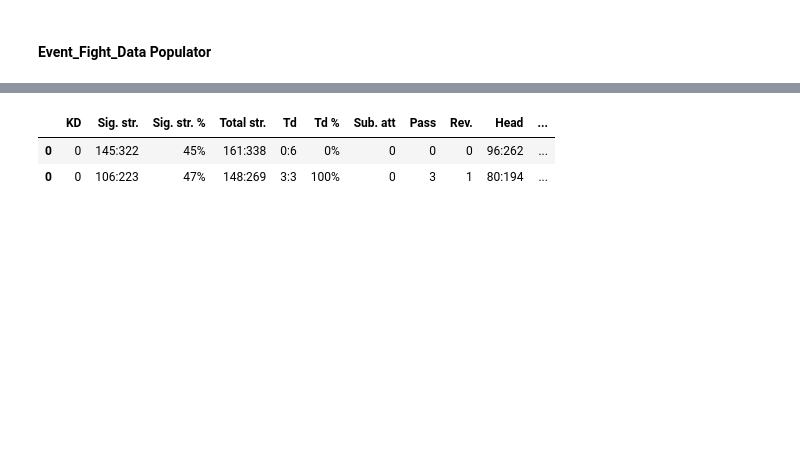
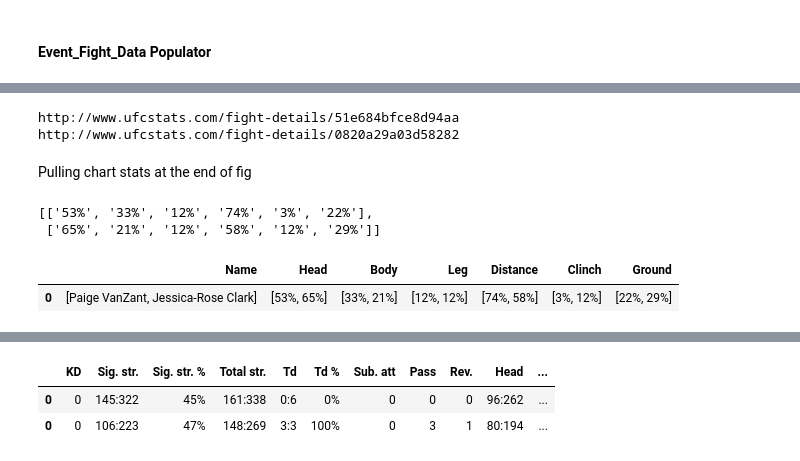
Before and after one commit to Neji128/Creating-a-SQL-Server-via-Web-Scrapping, a Jupyter notebook: data/Web_Scrapping.ipynb, the cells around one changed output, grey strips where cells are left out. Drawn from its saved outputs; the diff is of its cells as text; code cells hidden in the pictures; blank space fills up the shorter version.

```diff
--- a/data/Web_Scrapping.ipynb
+++ b/data/Web_Scrapping.ipynb
@@ -393,0 +402,56 @@ event_url_list[0]
+# %%
+with open('event_fight_urls_list', 'rb') as f:
+    event_fight_urls = pickle.load(f)
+# %%
+test_event_fight_urls=[]
+
+for url_list in event_fight_urls[:2]:
+    [test_event_fight_urls.append(url) for url in url_list]
+# %%
+for test_url in test_event_fight_urls[:2]:
+    print(test_url)
+# %% [output]
+http://www.ufcstats.com/fight-details/51e684bfce8d94aa
+http://www.ufcstats.com/fight-details/0820a29a03d58282
+# %% [markdown]
+Pulling chart stats at the end of fig
+# %%
+for test_url in test_event_fight_urls[:2]:
+    test_event_fights_soup = soup_generator(test_url)
+    test_event_name = event_name_fetcher(test_event_fights_soup)
+    test_chart_stats_holder = test_event_fights_soup.findAll('i', attrs={'class': re.compile('b-fight-details__charts-num')})
+    test_chart_stats = [stat.text.strip() for stat in test_chart_stats_holder]
+    fighter_chart_stats = [test_chart_stats[::2], test_chart_stats[1::2]]
+
+    #extracting fighter names from data
+    test_event_fighters =  test_event_fights_soup.findAll('p', 'b-fight-details__table-text')
+    fighters_holder = test_event_fighters[0:2]
+    fighter1 = fighters_holder[0].text.strip()
+    fighter2 = fighters_holder[1].text.strip()
+    final_fighter_pairs = [fighter1, fighter2]
+# %%
+fighter_chart_stats
+# %% [output]
+[['53%', '33%', '12%', '74%', '3%', '22%'],
+ ['65%', '21%', '12%', '58%', '12%', '29%']]
+# %%
+columns = ['Name', 'Head', 'Body', 'Leg', 'Distance', 'Clinch', 'Ground']
+http://www.ufcstats.com/fight-details/0820a29a03d58282
+#creating dataframe that will concate later
+chart_stats_df = pd.DataFrame()
+
+#creating df columns
+for col in columns:
+    chart_stats_df[col] = 0
+
+chart_stats_df.Name = [final_fighter_pairs]
+chart_stats_df.Head = [[fighter_chart_stats[0][0], fighter_chart_stats[1][0]]]
+chart_stats_df.Body = [[fighter_chart_stats[0][1], fighter_chart_stats[1][1]]]
+chart_stats_df.Leg = [[fighter_chart_stats[0][2], fighter_chart_stats[1][2]]]
+chart_stats_df.Distance = [[fighter_chart_stats[0][3], fighter_chart_stats[1][3]]]
+chart_stats_df.Clinch = [[fighter_chart_stats[0][4], fighter_chart_stats[1][4]]]
+chart_stats_df.Ground = [[fighter_chart_stats[0][5], fighter_chart_stats[1][5]]]
+chart_stats_df
+# %% [output]
+|  | Name | Head | Body | Leg | Distance | Clinch | Ground |
+| 0 | [Paige VanZant, Jessica-Rose Clark] | [53%, 65%] | [33%, 21%] | [12%, 12%] | [74%, 58%] | [3%, 12%] | [22%, 29%] |
```
Also changed, not shown: parts of 22 cells of this notebook, 2 other files.
